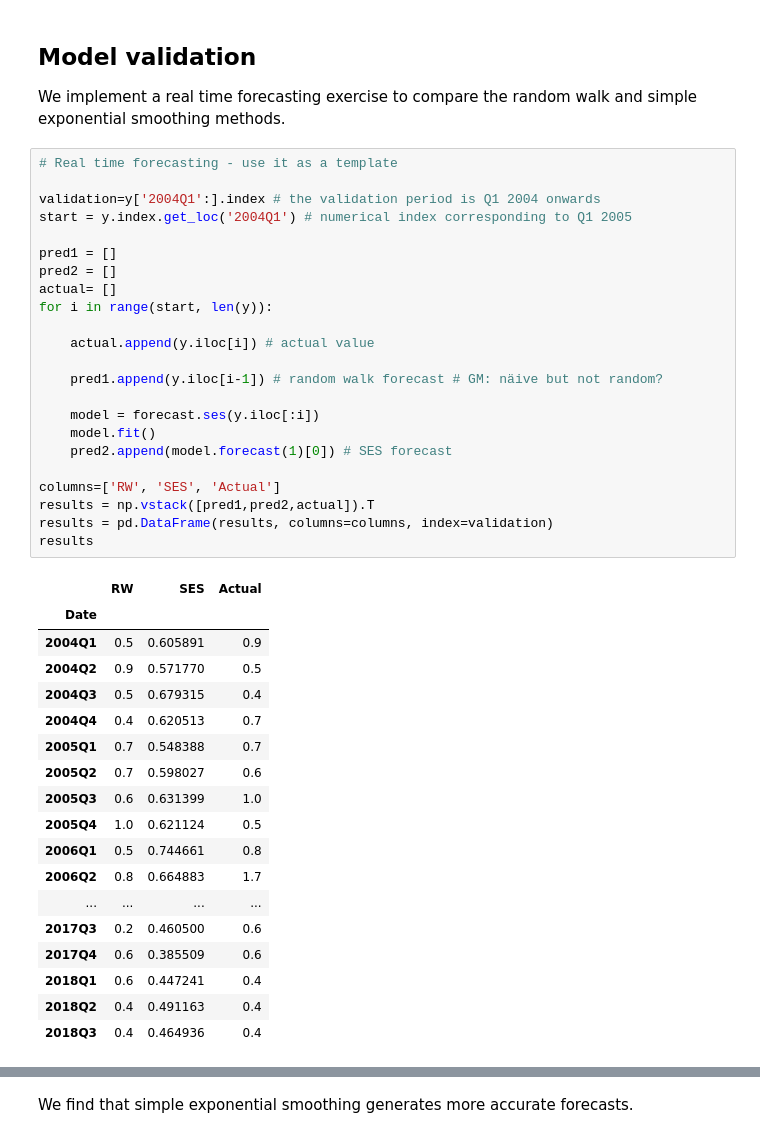
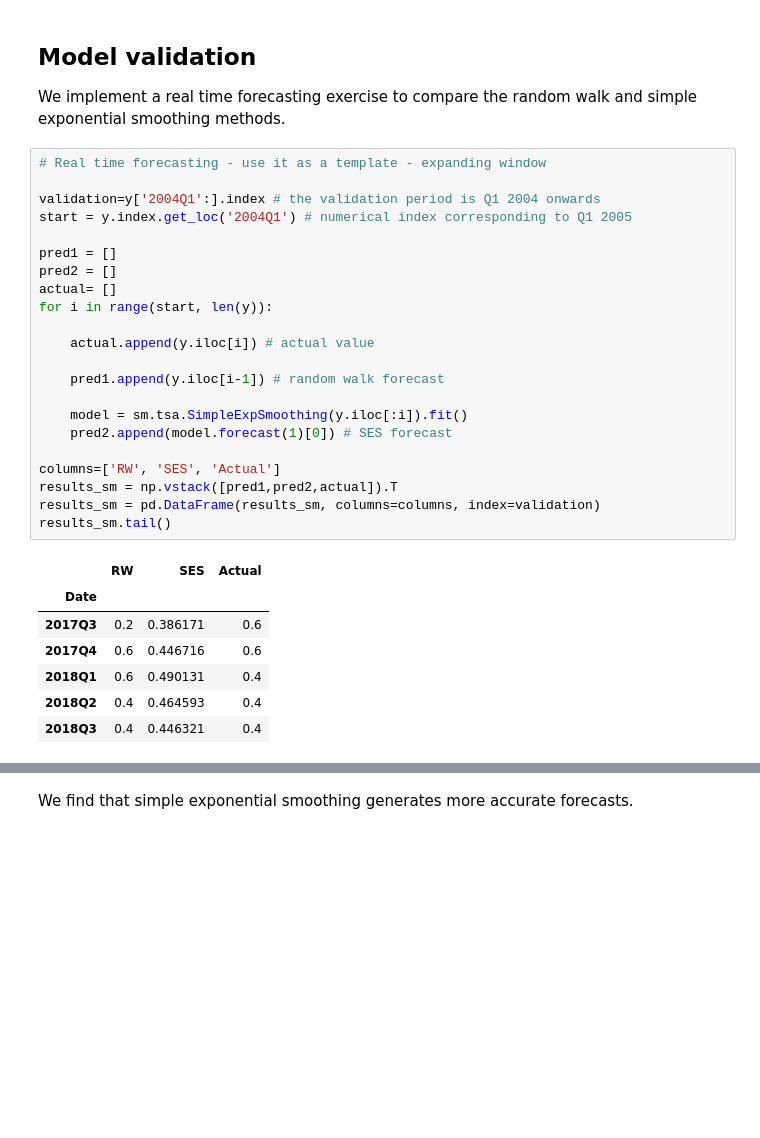
Before and after one commit to renzobechler/forecasting, a Jupyter notebook: Tutorial02 Forecasting.ipynb, the cells around one changed output, grey strips where cells are left out. Drawn from its saved outputs; the diff is of its cells as text; blank space fills up the shorter version.

```diff
--- a/Tutorial02 Forecasting.ipynb
+++ b/Tutorial02 Forecasting.ipynb
@@ -284,44 +232,32 @@ ses.summary()
 
 We implement a real time forecasting exercise to compare the random walk and simple exponential smoothing methods.
 # %%
-# Real time forecasting - use it as a template
+# Real time forecasting - use it as a template - expanding window
 
 validation=y['2004Q1':].index # the validation period is Q1 2004 onwards
 start = y.index.get_loc('2004Q1') # numerical index corresponding to Q1 2005
 
 pred1 = []
 pred2 = []
 actual= []
 for i in range(start, len(y)):
 
     actual.append(y.iloc[i]) # actual value
 
-    pred1.append(y.iloc[i-1]) # random walk forecast # GM: näive but not random?
+    pred1.append(y.iloc[i-1]) # random walk forecast
 
-    model = forecast.ses(y.iloc[:i])
-    model.fit()
+    model = sm.tsa.SimpleExpSmoothing(y.iloc[:i]).fit()
     pred2.append(model.forecast(1)[0]) # SES forecast
 
 columns=['RW', 'SES', 'Actual']
-results = np.vstack([pred1,pred2,actual]).T
-results = pd.DataFrame(results, columns=columns, index=validation)
-results
+results_sm = np.vstack([pred1,pred2,actual]).T
+results_sm = pd.DataFrame(results_sm, columns=columns, index=validation)
+results_sm.tail()
 # %% [output]
 |  | RW | SES | Actual |
 | Date |  |  |  |
-| 2004Q1 | 0.5 | 0.605891 | 0.9 |
-| 2004Q2 | 0.9 | 0.571770 | 0.5 |
-| 2004Q3 | 0.5 | 0.679315 | 0.4 |
-| 2004Q4 | 0.4 | 0.620513 | 0.7 |
-| 2005Q1 | 0.7 | 0.548388 | 0.7 |
-| 2005Q2 | 0.7 | 0.598027 | 0.6 |
-| 2005Q3 | 0.6 | 0.631399 | 1.0 |
-| 2005Q4 | 1.0 | 0.621124 | 0.5 |
-| 2006Q1 | 0.5 | 0.744661 | 0.8 |
-| 2006Q2 | 0.8 | 0.664883 | 1.7 |
-| ... | ... | ... | ... |
-| 2017Q3 | 0.2 | 0.460500 | 0.6 |
-| 2017Q4 | 0.6 | 0.385509 | 0.6 |
-| 2018Q1 | 0.6 | 0.447241 | 0.4 |
-| 2018Q2 | 0.4 | 0.491163 | 0.4 |
-| 2018Q3 | 0.4 | 0.464936 | 0.4 |
+| 2017Q3 | 0.2 | 0.386171 | 0.6 |
+| 2017Q4 | 0.6 | 0.446716 | 0.6 |
+| 2018Q1 | 0.6 | 0.490131 | 0.4 |
+| 2018Q2 | 0.4 | 0.464593 | 0.4 |
+| 2018Q3 | 0.4 | 0.446321 | 0.4 |
```
Also changed, not shown: parts of 24 cells of this notebook.
